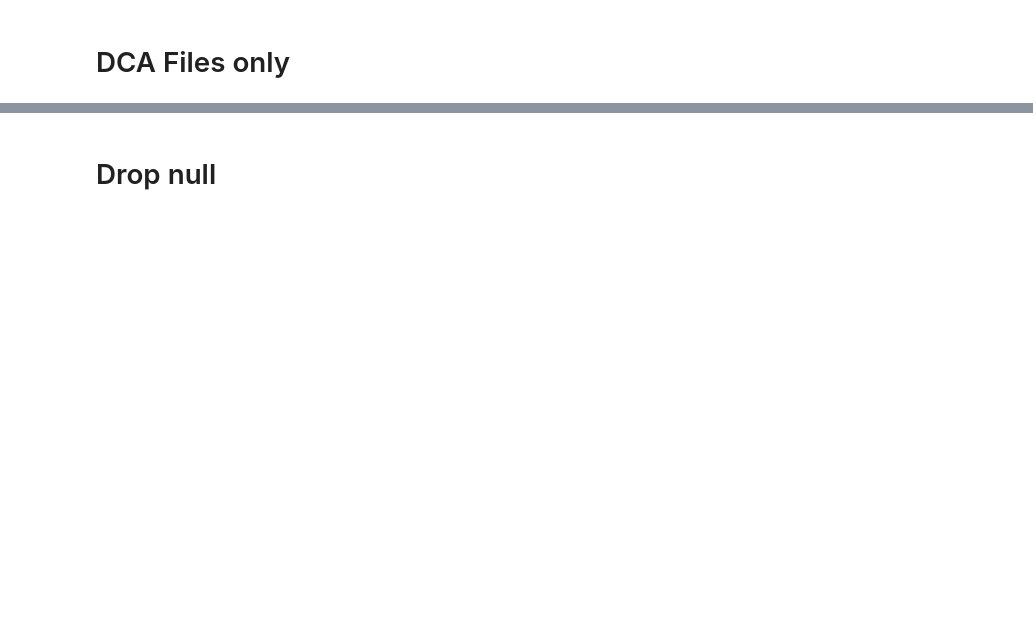
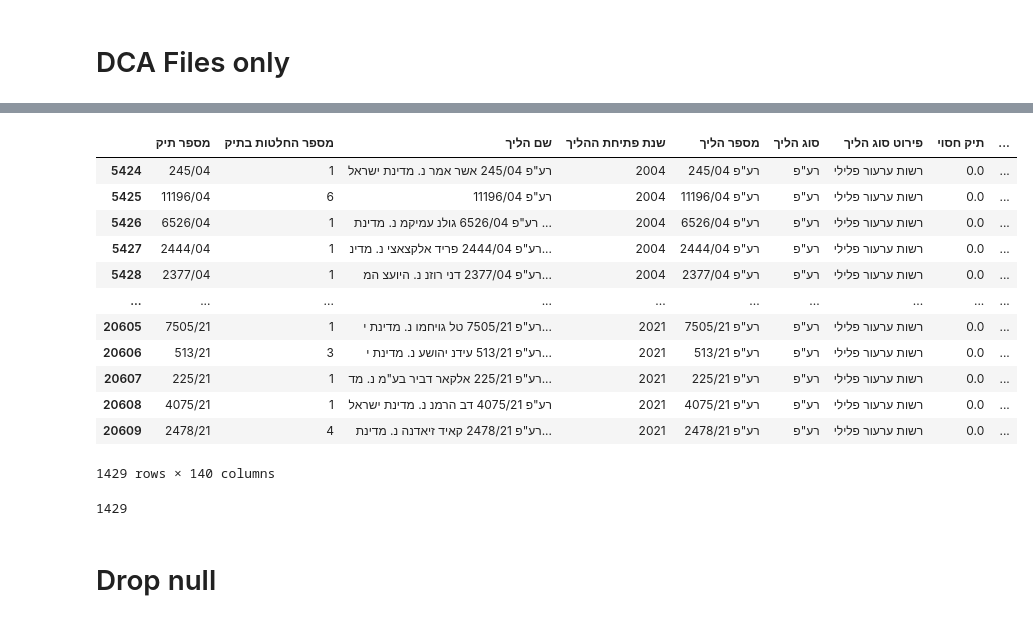
Before and after one commit to noambassat/SupremeCourtClassifier, a Jupyter notebook: 3_3_Sample_for_New_Model_Prediction.ipynb, the cells around one changed output, grey strips where cells are left out. Drawn from its saved outputs; the diff is of its cells as text; code cells hidden in the pictures; blank space fills up the shorter version.

```diff
--- a/3_3_Sample_for_New_Model_Prediction.ipynb
+++ b/3_3_Sample_for_New_Model_Prediction.ipynb
@@ -94,11 +182,27 @@ print(f"הדאטה המסונן נשמר לקובץ: '{output_file}'")
 # %%
-# sample_df = sample_df[
-#     (sample_df["סוג הליך"] == 'רע"פ') &
-#     (sample_df["מספר הליך"].str.contains('רע"פ', na=False))
-# ]
-# sample_df
+sample_df = sample_df[
+    (sample_df["סוג הליך"] == 'רע"פ') &
+    (sample_df["מספר הליך"].str.contains('רע"פ', na=False))
+]
+sample_df
+# %% [output]
+|  | מספר תיק | מספר החלטות בתיק | שם הליך | שנת פתיחת ההליך | מספר הליך | סוג הליך | פירוט סוג הליך | תיק חסוי | ... |
+| 5424 | 245/04 | 1 | רע"פ 245/04 אשר אמר נ. מדינת ישראל | 2004 | רע"פ 245/04 | רע"פ | רשות ערעור פלילי | 0.0 | ... |
+| 5425 | 11196/04 | 6 | רע"פ 11196/04 | 2004 | רע"פ 11196/04 | רע"פ | רשות ערעור פלילי | 0.0 | ... |
+| 5426 | 6526/04 | 1 | רע"פ 6526/04 גולנ עמיקמ נ. מדינת ... | 2004 | רע"פ 6526/04 | רע"פ | רשות ערעור פלילי | 0.0 | ... |
+| 5427 | 2444/04 | 1 | רע"פ 2444/04 פריד אלקצאצי נ. מדינ... | 2004 | רע"פ 2444/04 | רע"פ | רשות ערעור פלילי | 0.0 | ... |
+| 5428 | 2377/04 | 1 | רע"פ 2377/04 דני רוזנ נ. היועצ המ... | 2004 | רע"פ 2377/04 | רע"פ | רשות ערעור פלילי | 0.0 | ... |
+| ... | ... | ... | ... | ... | ... | ... | ... | ... | ... |
+| 20605 | 7505/21 | 1 | רע"פ 7505/21 טל גויחמו נ. מדינת י... | 2021 | רע"פ 7505/21 | רע"פ | רשות ערעור פלילי | 0.0 | ... |
+| 20606 | 513/21 | 3 | רע"פ 513/21 עידנ יהושע נ. מדינת י... | 2021 | רע"פ 513/21 | רע"פ | רשות ערעור פלילי | 0.0 | ... |
+| 20607 | 225/21 | 1 | רע"פ 225/21 אלקאר דביר בע"מ נ. מד... | 2021 | רע"פ 225/21 | רע"פ | רשות ערעור פלילי | 0.0 | ... |
+| 20608 | 4075/21 | 1 | רע"פ 4075/21 דב הרמנ נ. מדינת ישראל | 2021 | רע"פ 4075/21 | רע"פ | רשות ערעור פלילי | 0.0 | ... |
+| 20609 | 2478/21 | 4 | רע"פ 2478/21 קאיד זיאדנה נ. מדינת... | 2021 | רע"פ 2478/21 | רע"פ | רשות ערעור פלילי | 0.0 | ... |
+1429 rows × 140 columns
 # %%
 sample_df.shape[0]
+# %% [output]
+1429
 # %% [markdown]
 # Drop null
 # %%
```
Also changed, not shown: parts of 17 cells of this notebook.
